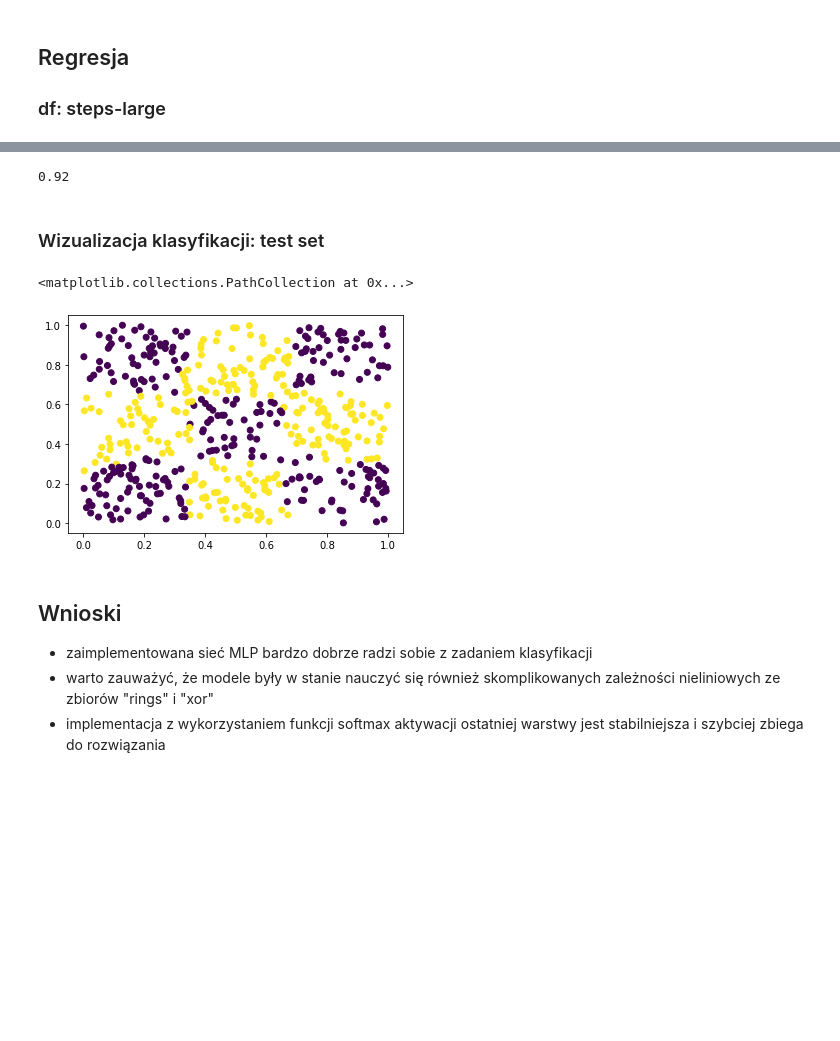
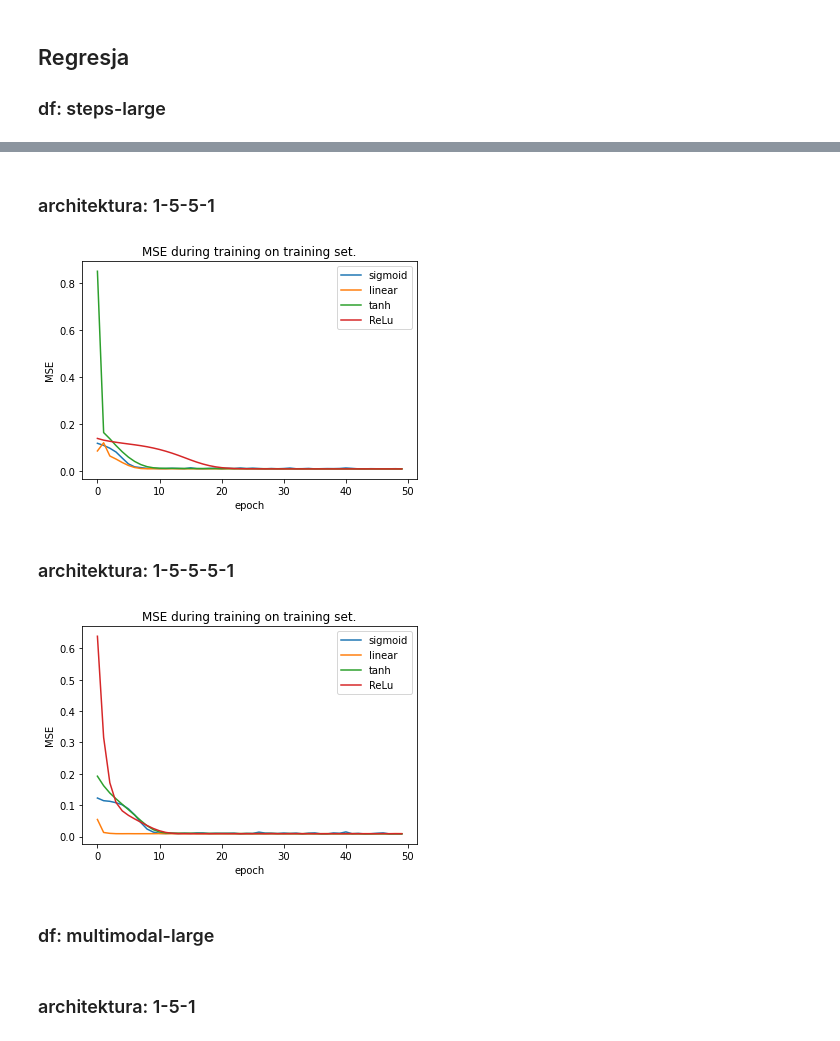
Before and after one commit to okcze/AI_intro, a Jupyter notebook: MLP_new_activations.ipynb, the cells around one changed output, grey strips where cells are left out. Drawn from its saved outputs; the diff is of its cells as text; code cells hidden in the pictures; blank space fills up the shorter version.

```diff
--- a/MLP_new_activations.ipynb
+++ b/MLP_new_activations.ipynb
@@ -456,4 +368,0 @@ exp_plot(scores, scoress, ep)
-# %%
-res = nn.predict(x_test)
-pred = np.argmax(res, axis=1)
-acc(test_true, pred)
@@ -471,5 +368,0 @@ plt.scatter(x_test.T[0], x_test.T[1], c = pred)
-# %%
-x_train, y_train, x_test, y_test = prepear_data("./mio1/classification/xor3-training.csv",
-                                               "./mio1/classification/xor3-test.csv")
-train_true = np.argmax(y_train, axis=1)
-test_true = np.argmax(y_test, axis=1)
@@ -508,18 +369,37 @@ exp_plot(scores, scoress, ep)
-# %%
-res = nn.predict(x_test)
-pred = np.argmax(res, axis=1)
-acc(test_true, pred)
-# %% [output]
-0.92
-# %% [markdown]
-### Wizualizacja klasyfikacji: test set
-# %%
-plt.scatter(x_test.T[0], x_test.T[1], c = pred)
-# %% [output]
-<matplotlib.collections.PathCollection at 0x...>
-[figure, removed]
-# %% [markdown]
-## Wnioski
-- zaimplementowana sieć MLP bardzo dobrze radzi sobie z zadaniem klasyfikacji
-- warto zauważyć, że modele były w stanie nauczyć się również skomplikowanych zależności nieliniowych ze zbiorów "rings" i "xor"
-- implementacja z wykorzystaniem funkcji softmax aktywacji ostatniej warstwy jest stabilniejsza i szybciej zbiega do rozwiązania
+# %% [markdown]
+### architektura: 1-5-5-1
+# %%
+n_sig = arch_2(sigmoid, sigmoid_der, False)
+n_lin = arch_2(linear, linear_der, False)
+n_tanh = arch_2(tanh, tanh_der, False)
+n_relu = arch_2(ReLu, ReLu_der, False)
+
+ep = 50
+sig = [0]*ep
+lin = [0]*ep
+tan = [0]*ep
+relu = [0]*ep
+
+for i in range(ep):
+    #sigmoid
+    n_sig.train(x_train, y_train, batch_size=500, n_iter=1, beta=0.9, l_m=0.9, etha = 0.01)
+    res = n_sig.predict(x_train)
+    sig[i] = MSE(y_train, res)
+    #linear
+    n_lin.train(x_train, y_train, batch_size=500, n_iter=1, beta=0.9, l_m=0.9, etha = 0.001)
+    res = n_lin.predict(x_train)
+    lin[i] = MSE(y_train, res)
+    #tanh
+    n_tanh.train(x_train, y_train, batch_size=500, n_iter=1, beta=0.9, l_m=0.9, etha = 0.001)
+    res = n_tanh.predict(x_train)
+    tan[i] = MSE(y_train, res)
+    #ReLu
+    n_relu.train(x_train, y_train, batch_size=500, n_iter=1, beta=0.9, l_m=0.9, etha = 0.001)
+    res = n_relu.predict(x_train)
+    relu[i] = MSE(y_train, res)
+# %%
+exp_plot(sig, lin, tan, relu, ep)
+# %% [output]
+[figure, added]
+# %% [markdown]
+### architektura: 1-5-5-5-1
@@ -525,0 +435,6 @@ plt.scatter(x_test.T[0], x_test.T[1], c = pred)
+# %%
+exp_plot(sig, lin, tan, relu, ep)
+# %% [output]
+[figure, added]
+# %% [markdown]
+### df: multimodal-large
@@ -525,0 +444,2 @@ plt.scatter(x_test.T[0], x_test.T[1], c = pred)
+# %% [markdown]
+### architektura: 1-5-1
```
Also changed, not shown: parts of 68 cells of this notebook.
